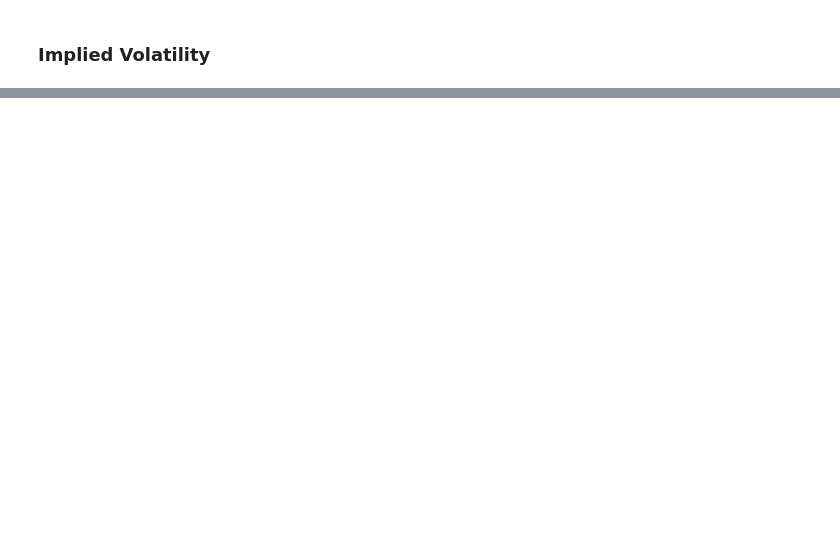
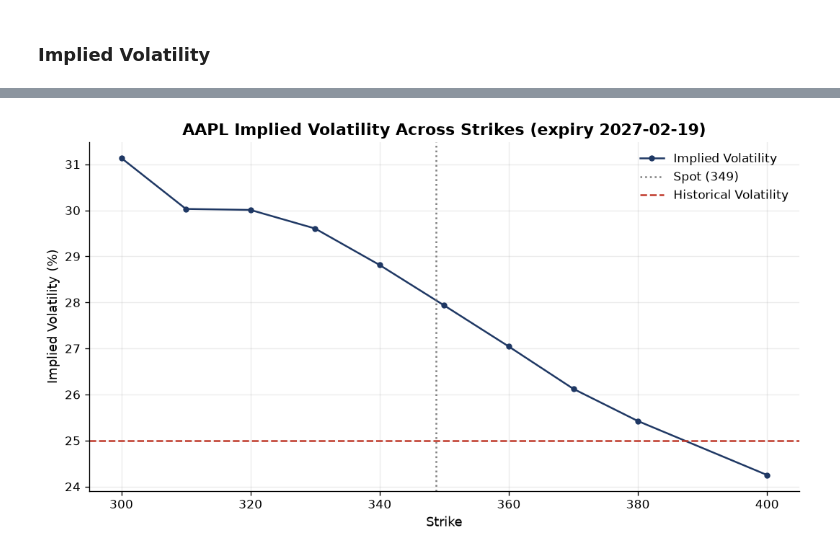
Before and after one commit to rachellliz/Option-pricing-python, a Jupyter notebook: option_pricing.ipynb, the cells around one changed output, grey strips where cells are left out. Saved outputs shown, nothing was run; the diff lists cells and outputs as text; code cells hidden in the pictures; blank space fills up the shorter version.

Commit message:
Add volatility smile and update README

```diff
--- a/option_pricing.ipynb
+++ b/option_pricing.ipynb
@@ -306,0 +307,27 @@ Check: 24.2000
+# %%
+S_now = tk.fast_info["last_price"]
+
+calls = tk.option_chain(expiry).calls
+
+smile = calls[(calls["strike"] > 0.85 * S_real) & (calls["strike"] < 1.15 * S_now)].copy()
+
+has_quote = (smile["bid"] > 0) & (smile["ask"] > 0)
+mid = (smile["bid"] + smile["ask"]) / 2
+
+# Quotes with a high spread (> 10% from mid) are considered unreliable
+bad_quote = has_quote & ((smile["ask"] - smile["bid"]) / mid > 0.10)
+
+smile = smile[~bad_quote].copy()
+has_quote = has_quote[~bad_quote]
+smile["price"] = np.where(has_quote, (smile["bid"] + smile["ask"]) / 2, smile["lastPrice"])
+def implied_vol(price, K):
+    f = lambda sigma: bs_call(S_now, K, T_mkt, r_real, sigma) - price
+    try:
+        return brentq(f, 0.01, 3.0)
+    except ValueError:
+        return np.nan
+
+smile["iv"] = [implied_vol(p, k) for p, k in zip(smile["price"], smile["strike"])]
+smile = smile.dropna(subset=["iv"])
+
+print(smile[["strike", "bid", "ask", "lastPrice", "price", "iv"]])
@@ -306,0 +346,19 @@ Check: 24.2000
+# %%
+fig, ax = plt.subplots(figsize=(9, 5))
+
+ax.plot(smile["strike"], smile["iv"] * 100, color="#1F3864",
+        marker="o", markersize=4, label="Implied Volatility")
+ax.axvline(S_real, color="grey", linestyle=":", label=f"Spot ({S_now:.0f})")
+ax.axhline(sigma_hist * 100, color="#C0392B", linestyle="--",
+           label="Historical Volatility")
+
+ax.set_xlabel("Strike")
+ax.set_ylabel("Implied Volatility (%)")
+ax.set_title(f"AAPL Implied Volatility Across Strikes (expiry {expiry})")
+ax.legend()
+
+fig.tight_layout()
+fig.savefig("volatility_smile.png", dpi=200)
+plt.show()
+# %% [output]
+[figure, added]
```
Also changed, not shown: parts of 5 cells of this notebook, 2 other files.
